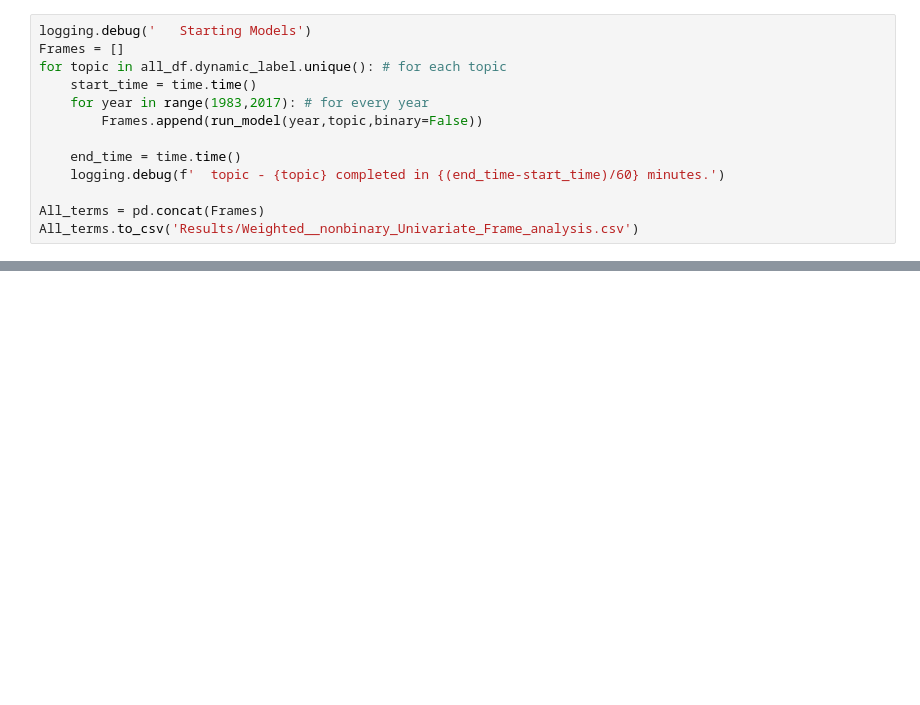
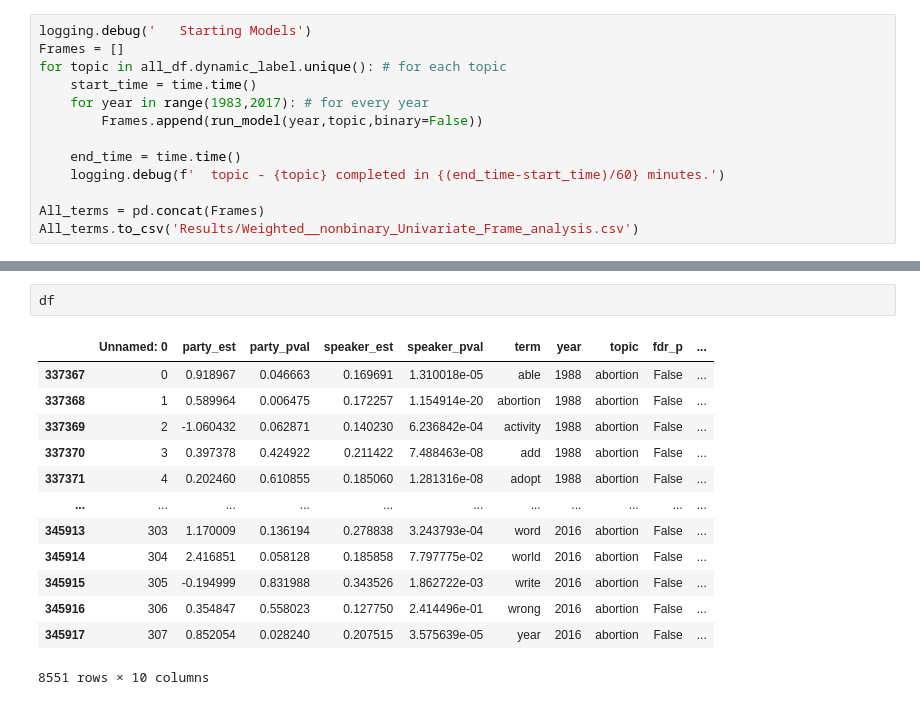
Before and after one commit to JM-Pearl/Dissertation, a Jupyter notebook: Frame Polarization.ipynb, the cells around one changed output, grey strips where cells are left out. Drawn from its saved outputs; the diff is of its cells as text; blank space fills up the shorter version.

```diff
--- a/Frame Polarization.ipynb
+++ b/Frame Polarization.ipynb
@@ -167,0 +197,16 @@ All_terms.to_csv('Results/Weighted__nonbinary_Univariate_Frame_analysis.csv')
+# %%
+df
+# %% [output]
+|  | Unnamed: 0 | party_est | party_pval | speaker_est | speaker_pval | term | year | topic | fdr_p | ... |
+| 337367 | 0 | 0.918967 | 0.046663 | 0.169691 | 1.310018e-05 | able | 1988 | abortion | False | ... |
+| 337368 | 1 | 0.589964 | 0.006475 | 0.172257 | 1.154914e-20 | abortion | 1988 | abortion | False | ... |
+| 337369 | 2 | -1.060432 | 0.062871 | 0.140230 | 6.236842e-04 | activity | 1988 | abortion | False | ... |
+| 337370 | 3 | 0.397378 | 0.424922 | 0.211422 | 7.488463e-08 | add | 1988 | abortion | False | ... |
+| 337371 | 4 | 0.202460 | 0.610855 | 0.185060 | 1.281316e-08 | adopt | 1988 | abortion | False | ... |
+| ... | ... | ... | ... | ... | ... | ... | ... | ... | ... | ... |
+| 345913 | 303 | 1.170009 | 0.136194 | 0.278838 | 3.243793e-04 | word | 2016 | abortion | False | ... |
+| 345914 | 304 | 2.416851 | 0.058128 | 0.185858 | 7.797775e-02 | world | 2016 | abortion | False | ... |
+| 345915 | 305 | -0.194999 | 0.831988 | 0.343526 | 1.862722e-03 | write | 2016 | abortion | False | ... |
+| 345916 | 306 | 0.354847 | 0.558023 | 0.127750 | 2.414496e-01 | wrong | 2016 | abortion | False | ... |
+| 345917 | 307 | 0.852054 | 0.028240 | 0.207515 | 3.575639e-05 | year | 2016 | abortion | False | ... |
+8551 rows × 10 columns
```
Also changed, not shown: parts of 5 cells of this notebook, 2 other files.
